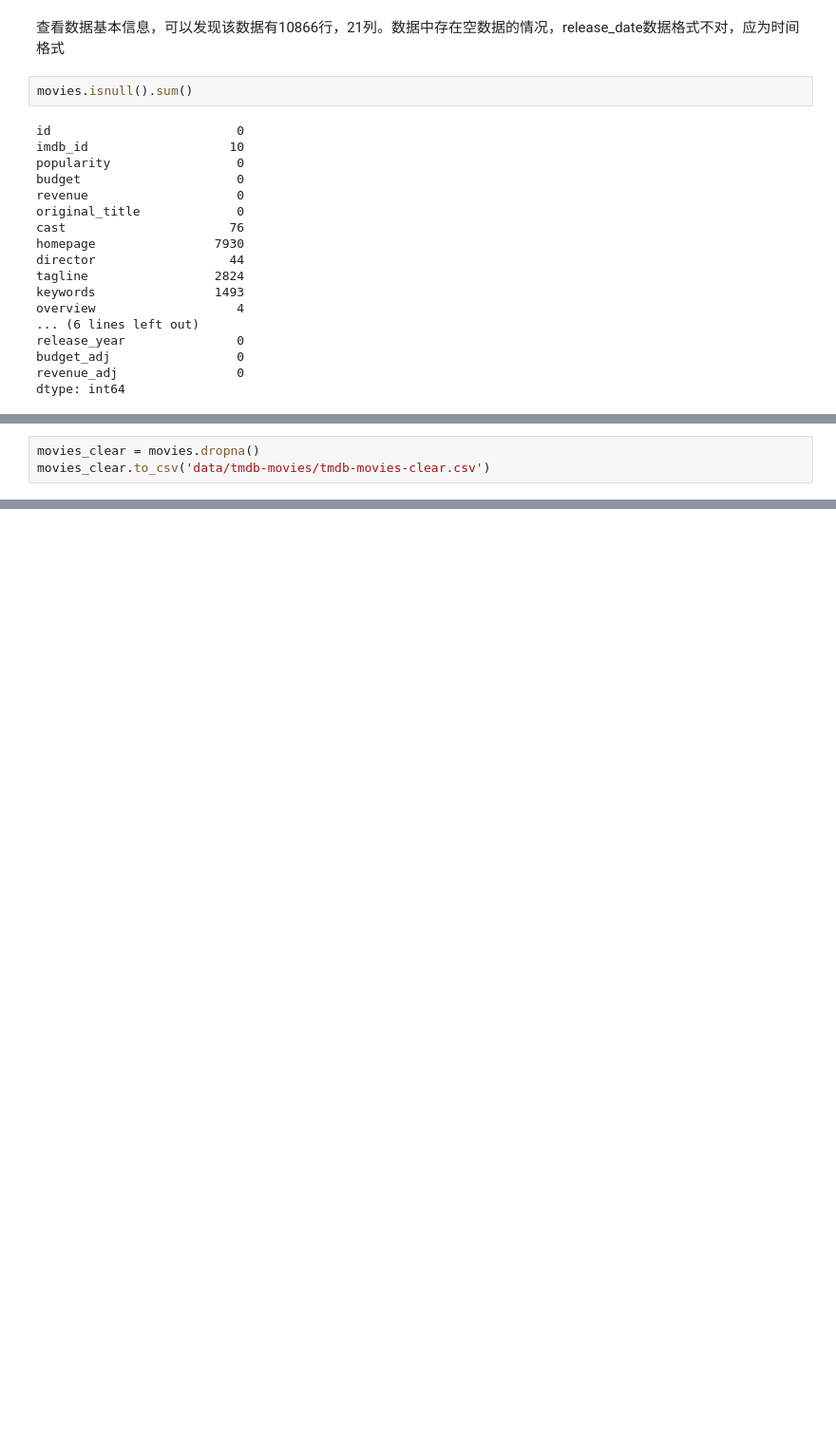
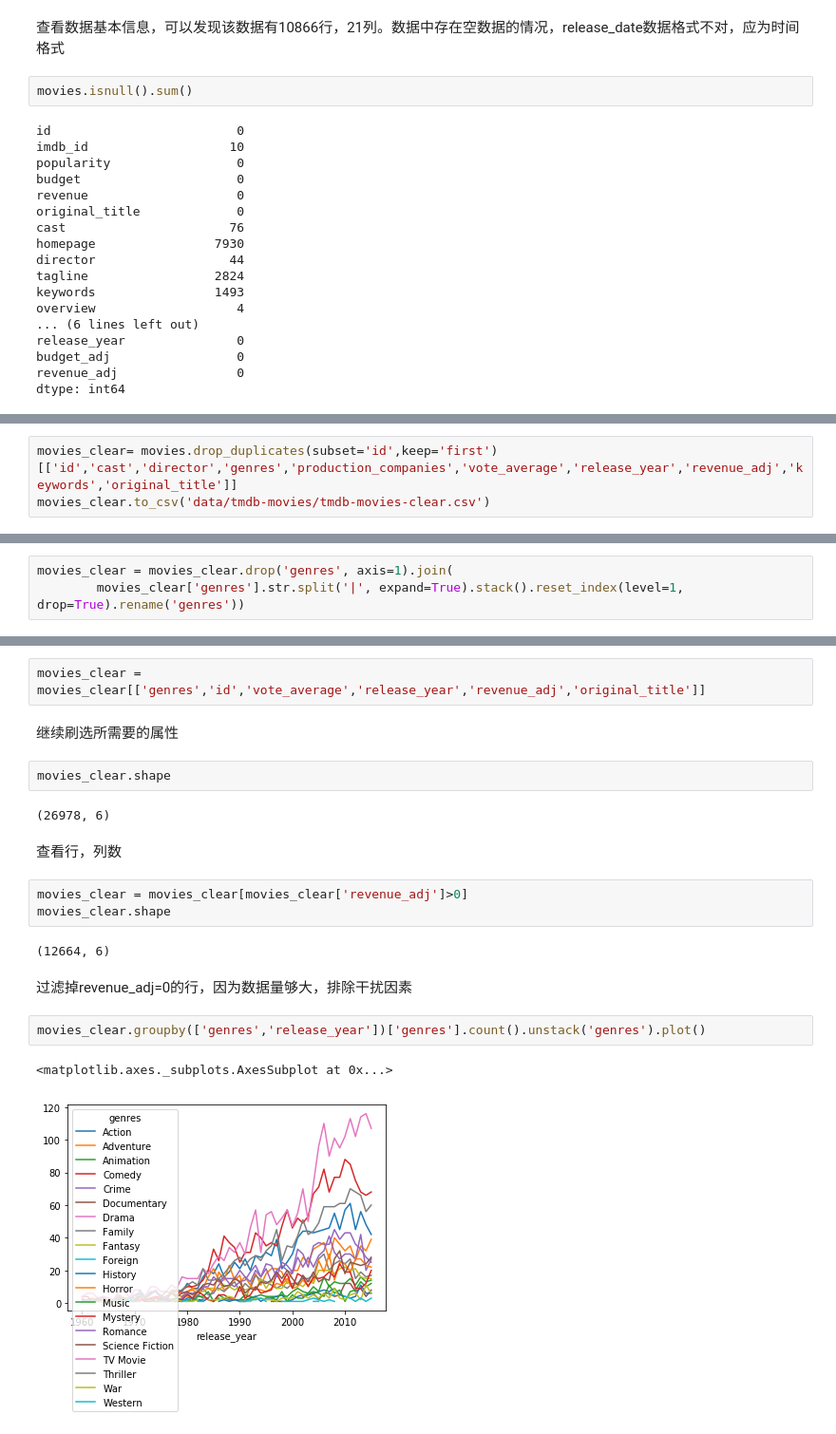
Before and after one commit to stoneboy100200/deep_learning_primary, a Jupyter notebook: [T1P3]investigate_dataset/Investigate_a_Dataset-zh.ipynb, the cells around one changed output, grey strips where cells are left out. Shown at 95% size. Cells and saved outputs as stored; diff of their text form; blank space fills up the shorter version.

```diff
--- a/[T1P3]investigate_dataset/Investigate_a_Dataset-zh.ipynb
+++ b/[T1P3]investigate_dataset/Investigate_a_Dataset-zh.ipynb
@@ -126,3 +103,3 @@ memory usage: 1.7+ MB
 # %%
-movies_clear = movies.dropna()
+movies_clear= movies.drop_duplicates(subset='id',keep='first')[['id','cast','director','genres','production_companies','vote_average','release_year','revenue_adj','keywords','original_title']]
 movies_clear.to_csv('data/tmdb-movies/tmdb-movies-clear.csv')
@@ -173,0 +120,3 @@ memory usage: 342.5+ KB
+# %%
+movies_clear = movies_clear.drop('genres', axis=1).join(
+        movies_clear['genres'].str.split('|', expand=True).stack().reset_index(level=1, drop=True).rename('genres'))
@@ -173,0 +125,22 @@ memory usage: 342.5+ KB
+# %%
+movies_clear = movies_clear[['genres','id','vote_average','release_year','revenue_adj','original_title']]
+# %% [markdown]
+继续刷选所需要的属性
+# %%
+movies_clear.shape
+# %% [output]
+(26978, 6)
+# %% [markdown]
+查看行，列数
+# %%
+movies_clear = movies_clear[movies_clear['revenue_adj']>0]
+movies_clear.shape
+# %% [output]
+(12664, 6)
+# %% [markdown]
+过滤掉revenue_adj=0的行，因为数据量够大，排除干扰因素
+# %%
+movies_clear.groupby(['genres','release_year'])['genres'].count().unstack('genres').plot()
+# %% [output]
+<matplotlib.axes._subplots.AxesSubplot at 0x...>
+[figure, added]
```
Also changed, not shown: parts of 25 cells of this notebook, 2 other files.
